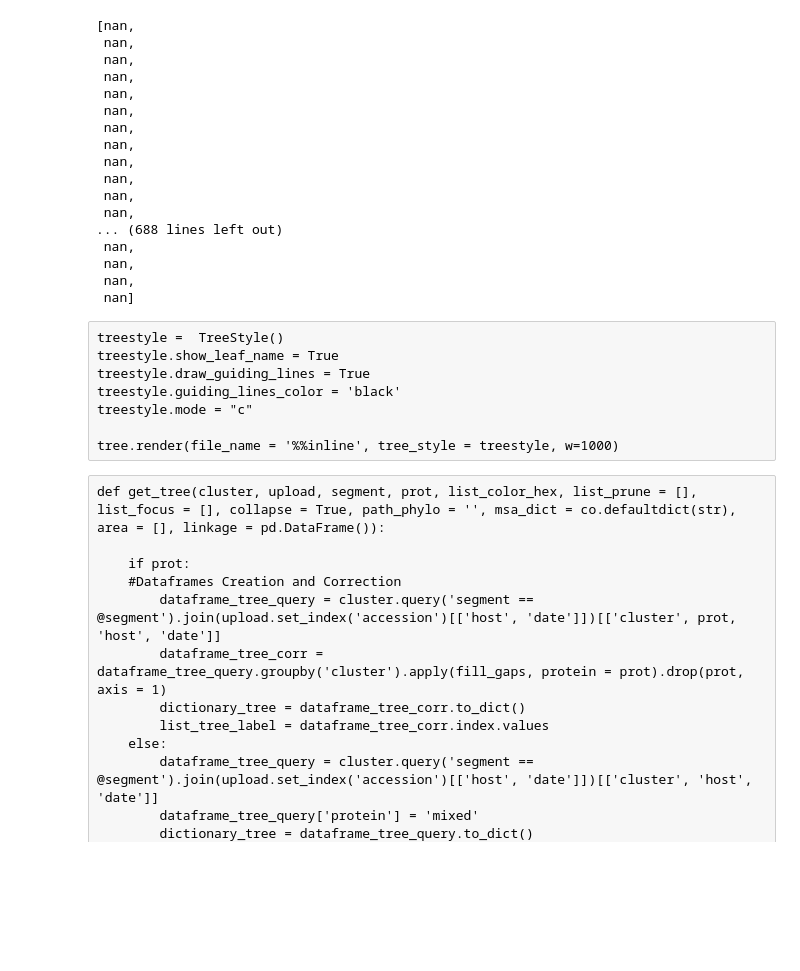
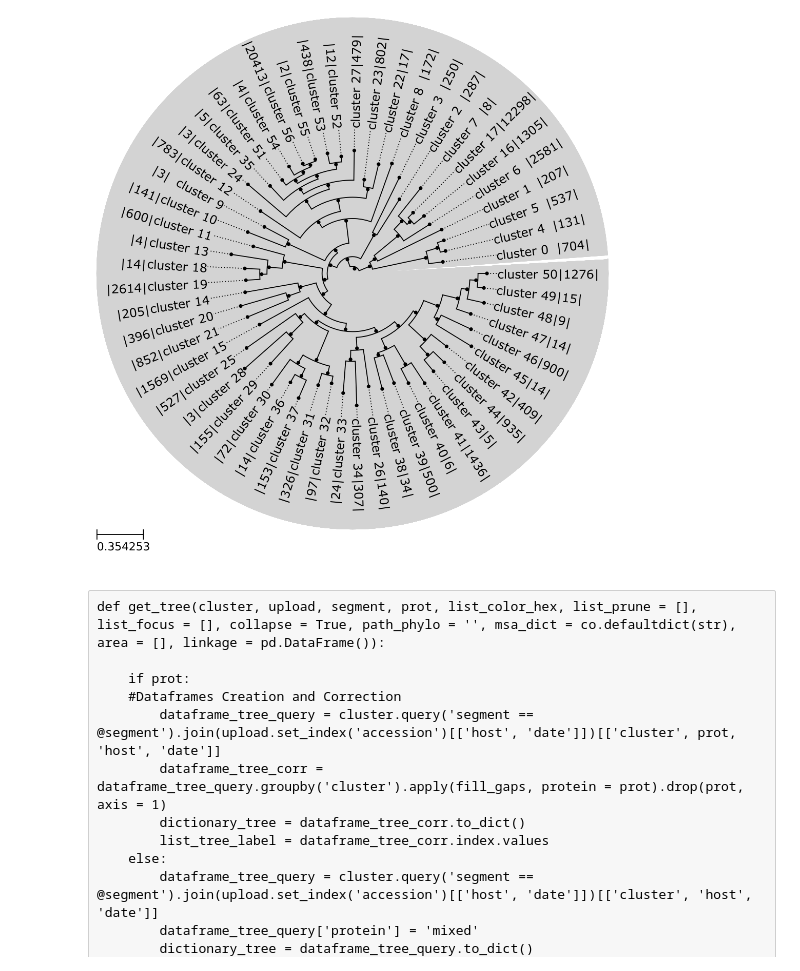
Before and after one commit to ahenoch/FluClust, a Jupyter notebook: Tree.ipynb, the cells around one changed output. Drawn from its saved outputs; the diff is of its cells as text; code cells hidden in the pictures; blank space fills up the shorter version.

Commit message:
Tree building complete, coloring next

```diff
--- a/Tree.ipynb
+++ b/Tree.ipynb
@@ -29,7 +29,7 @@ def getNewick(node, newick, parentdist, leaf_names):
 # %%
 def getTree(framelink, frameclust, framemeta, segment = 4, prune = True):
 
-    treequery = frameclust.loc[segment].join(framemeta[['host', 'year', 'protein', 'subtype']])[['cluster', 'host', 'year', 'protein', 'subtype']]
+    treequery = frameclust.loc[4].join(framemeta)[['cluster', 'host', 'year', 'protein', 'subtype']]
     treedict = treequery.to_dict()
     treelabel = treequery.index.values
     treestyle = TreeStyle()
@@ -69,7 +69,11 @@ def getTree(framelink, frameclust, framemeta, segment = 4, prune = True):
         nodecluster = tree.get_common_ancestor(listmember)
         nodecluster.name = f'cluster {cluster}'
         nodecluster.size = len(listmember)
-        nodecluster.host =
+        nodecluster.host = co.Counter([member.host for member in listmember]).most_common(1)[0][0]
+
+        nodecluster.add_face(AttrFace("name", fsize=10), 0, position="aligned")
+        nodecluster.add_face(AttrFace("size", fsize=10, text_prefix='|', text_suffix='|'), 1, position="aligned")
+
         prunecluster.append(nodecluster.name)
 
     if prune == True:
@@ -86,36 +90,19 @@ exclude = [i for i, line in enumerate(open('A.fasta')) if not line.startswith('>
 framemeta = pd.read_csv('A.fasta', skiprows = exclude, sep = '|', na_filter = False, header = None)
 framemeta.columns = ['accession', 'strain', 'segment', 'protein', 'genus', 'subtype', 'date', 'host', 'curation']
 framemeta[['month', 'day', 'year']] = framemeta['date'].apply(lambda x : x if len(re.findall('/', x)) == 2 else (x.split('/')[0] + '/NA/' + x.split('/')[1] if len(re.findall('/', x)) == 1 else 'NA/NA/' + x)).str.split('/', expand=True)
+framemeta.set_index(keys = 'accession', inplace = True)
 # %%
-tree = getTree(framelink, frameclust, framemeta, 4, False)
+tree = getTree(framelink, frameclust, framemeta, 4, True)
-# %%
-[node.host for node in tree.search_nodes(cluster=0)]
-# %% [output]
-[nan,
- nan,
- nan,
- nan,
- nan,
- nan,
- nan,
- nan,
- nan,
- nan,
- nan,
- nan,
-... (688 lines left out)
- nan,
- nan,
- nan,
- nan]
-# %% [raw]
-treestyle =  TreeStyle()
-treestyle.show_leaf_name = True
-treestyle.draw_guiding_lines = True
-treestyle.guiding_lines_color = 'black'
-treestyle.mode = "c"
-
-tree.render(file_name = '%%inline', tree_style = treestyle, w=1000)
+# %%
+treestyle =  TreeStyle()
+treestyle.show_leaf_name = False
+treestyle.draw_guiding_lines = True
+treestyle.guiding_lines_color = 'black'
+treestyle.mode = "c"
+
+tree.render(file_name = '%%inline', tree_style = treestyle, w=1000)
+# %% [output]
+[figure, added]
 # %% [raw]
 def get_tree(cluster, upload, segment, prot, list_color_hex, list_prune = [], list_focus = [], collapse = True, path_phylo = '', msa_dict = co.defaultdict(str), area = [], linkage = pd.DataFrame()):
 
```
